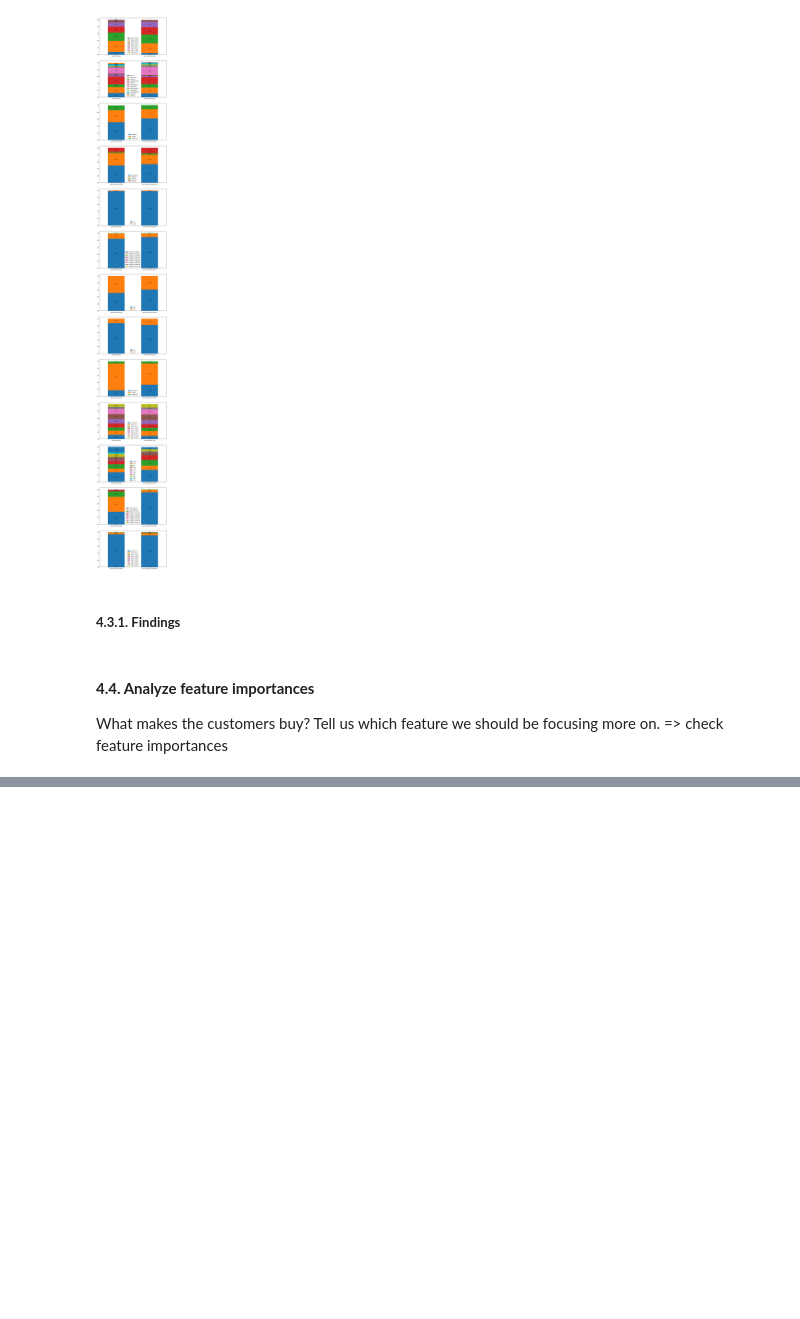
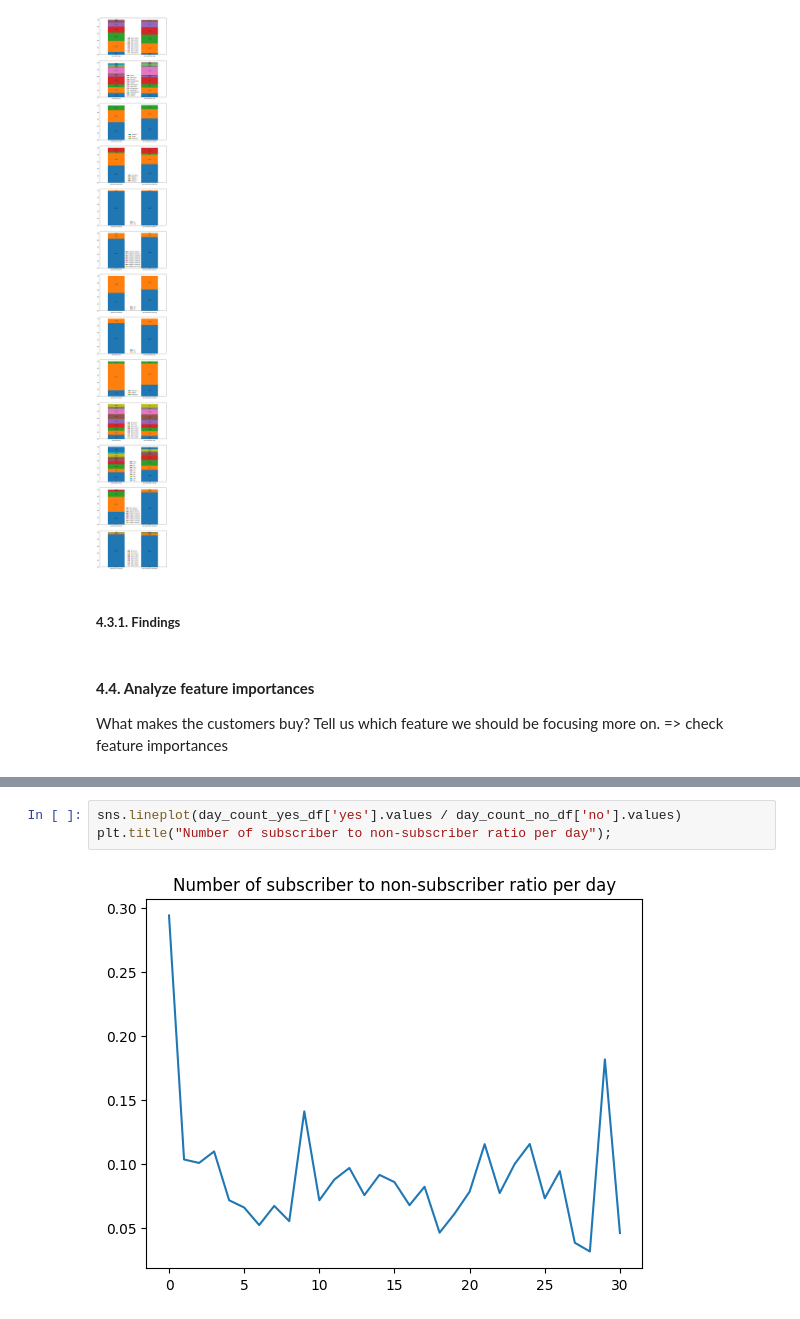
Before and after one commit to henryhyunwookim/Term-Deposit-Marketing, a Jupyter notebook: notebooks/Term Deposit Marketing_v2.ipynb, the cells around one changed output, grey strips where cells are left out. Drawn from its saved outputs; the diff is of its cells as text; blank space fills up the shorter version.

```diff
--- a/notebooks/Term Deposit Marketing_v2.ipynb
+++ b/notebooks/Term Deposit Marketing_v2.ipynb
@@ -561,0 +587,5 @@ array([0.02953814, 0.00487163, 0.00731714, 0.        , 0.        ,
+# %%
+sns.lineplot(day_count_yes_df['yes'].values / day_count_no_df['no'].values)
+plt.title("Number of subscriber to non-subscriber ratio per day");
+# %% [output]
+[figure, added]
```
Also changed, not shown: parts of 11 cells of this notebook.
